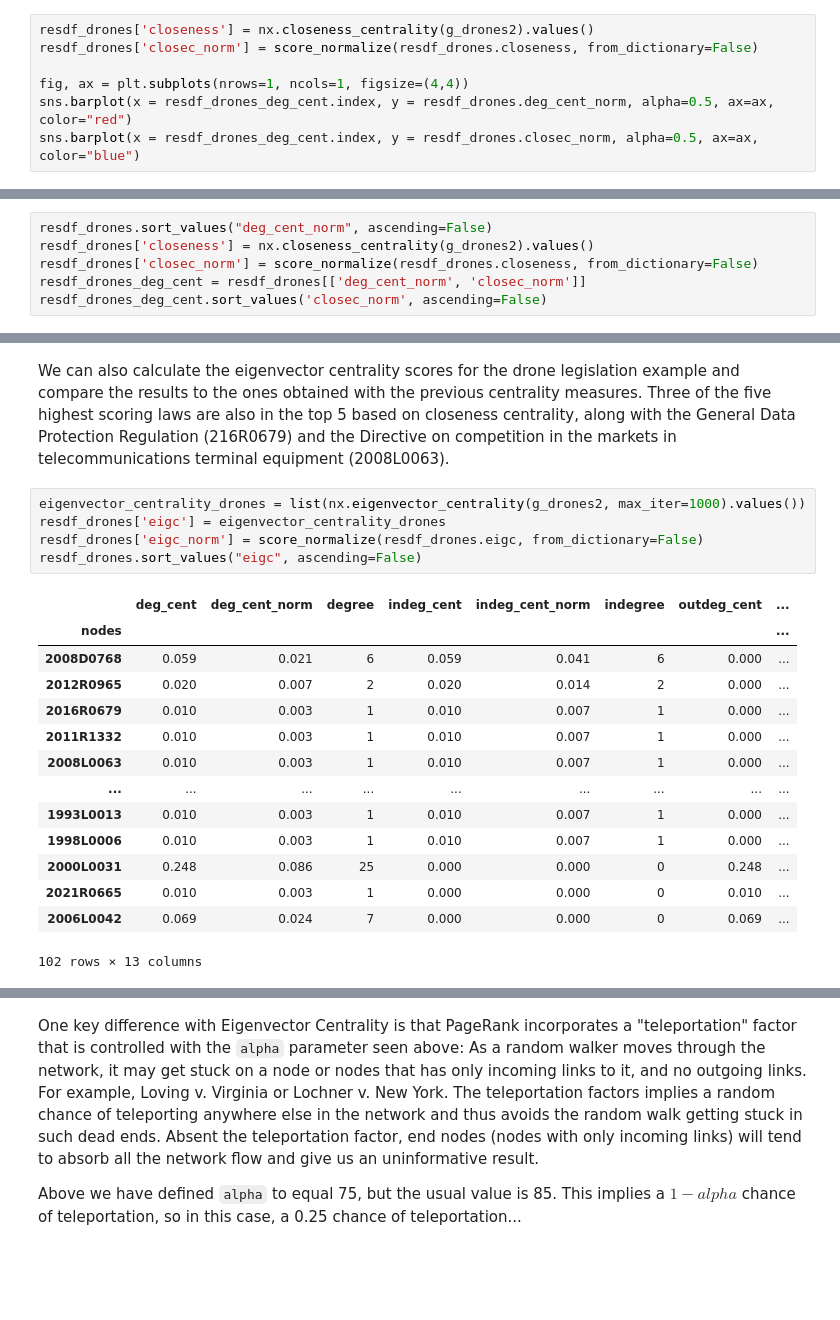
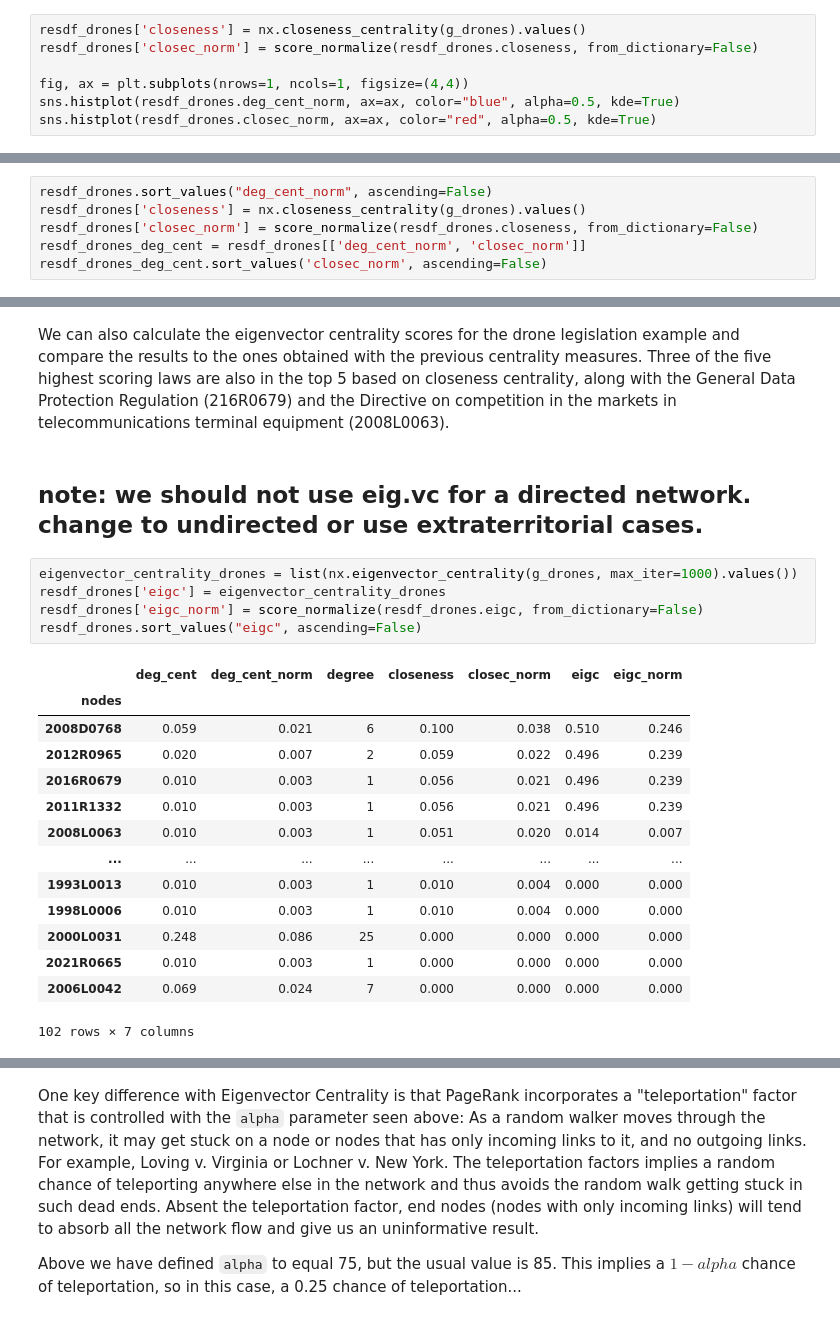
Before and after one commit to maastrichtlawtech/legal-network-textbook, a Jupyter notebook: public/notebooks/Chapter_3_Centrality.ipynb, the cells around one changed output, grey strips where cells are left out. Drawn from its saved outputs; the diff is of its cells as text; blank space fills up the shorter version.

```diff
--- a/public/notebooks/Chapter_3_Centrality.ipynb
+++ b/public/notebooks/Chapter_3_Centrality.ipynb
@@ -372,10 +372,10 @@ nx.shortest_path(g_kite, source = 8, target= 6 )
 # %% [markdown]
 We can perform a similar operation for our drone legislation network we used previously. We first visuallly compare normalized degree centrality with normalized closeness centrality. We observe quite some differences in rankings between the two measures:
 # %%
-resdf_drones['closeness'] = nx.closeness_centrality(g_drones2).values()
+resdf_drones['closeness'] = nx.closeness_centrality(g_drones).values()
 resdf_drones['closec_norm'] = score_normalize(resdf_drones.closeness, from_dictionary=False)
 
 fig, ax = plt.subplots(nrows=1, ncols=1, figsize=(4,4))
-sns.barplot(x = resdf_drones_deg_cent.index, y = resdf_drones.deg_cent_norm, alpha=0.5, ax=ax, color="red")
-sns.barplot(x = resdf_drones_deg_cent.index, y = resdf_drones.closec_norm, alpha=0.5, ax=ax, color="blue")
+sns.histplot(resdf_drones.deg_cent_norm, ax=ax, color="blue", alpha=0.5, kde=True)
+sns.histplot(resdf_drones.closec_norm, ax=ax, color="red", alpha=0.5, kde=True)
 # %% [output]
@@ -388,6 +386,6 @@ his ranking seems to have yielded more directly relevant laws to drones.
 # %%
 resdf_drones.sort_values("deg_cent_norm", ascending=False)
-resdf_drones['closeness'] = nx.closeness_centrality(g_drones2).values()
+resdf_drones['closeness'] = nx.closeness_centrality(g_drones).values()
 resdf_drones['closec_norm'] = score_normalize(resdf_drones.closeness, from_dictionary=False)
 resdf_drones_deg_cent = resdf_drones[['deg_cent_norm', 'closec_norm']]
 resdf_drones_deg_cent.sort_values('closec_norm', ascending=False)
@@ -758,26 +737,28 @@ resdf_kite
 | 9 | 0.111 | 0.028 | 0.310 | 0.059 | 0.011 | 0.004 | 0.011 | 0.011 |
 # %% [markdown]
 We can also calculate the eigenvector centrality scores for the drone legislation example and compare the results to the ones obtained with the previous centrality measures. Three of the five highest scoring laws are also in the top 5 based on closeness centrality, along with the General Data Protection Regulation (216R0679) and the Directive on competition in the markets in telecommunications terminal equipment (2008L0063).
+# %% [markdown]
+## note: we should not use eig.vc for a directed network. change to undirected or use extraterritorial cases.
 # %%
-eigenvector_centrality_drones = list(nx.eigenvector_centrality(g_drones2, max_iter=1000).values())
+eigenvector_centrality_drones = list(nx.eigenvector_centrality(g_drones, max_iter=1000).values())
 resdf_drones['eigc'] = eigenvector_centrality_drones
 resdf_drones['eigc_norm'] = score_normalize(resdf_drones.eigc, from_dictionary=False)
 resdf_drones.sort_values("eigc", ascending=False)
 # %% [output]
-|  | deg_cent | deg_cent_norm | degree | indeg_cent | indeg_cent_norm | indegree | outdeg_cent | ... |
-| nodes |  |  |  |  |  |  |  | ... |
-| 2008D0768 | 0.059 | 0.021 | 6 | 0.059 | 0.041 | 6 | 0.000 | ... |
-| 2012R0965 | 0.020 | 0.007 | 2 | 0.020 | 0.014 | 2 | 0.000 | ... |
-| 2016R0679 | 0.010 | 0.003 | 1 | 0.010 | 0.007 | 1 | 0.000 | ... |
-| 2011R1332 | 0.010 | 0.003 | 1 | 0.010 | 0.007 | 1 | 0.000 | ... |
-| 2008L0063 | 0.010 | 0.003 | 1 | 0.010 | 0.007 | 1 | 0.000 | ... |
-| ... | ... | ... | ... | ... | ... | ... | ... | ... |
-| 1993L0013 | 0.010 | 0.003 | 1 | 0.010 | 0.007 | 1 | 0.000 | ... |
-| 1998L0006 | 0.010 | 0.003 | 1 | 0.010 | 0.007 | 1 | 0.000 | ... |
-| 2000L0031 | 0.248 | 0.086 | 25 | 0.000 | 0.000 | 0 | 0.248 | ... |
-| 2021R0665 | 0.010 | 0.003 | 1 | 0.000 | 0.000 | 0 | 0.010 | ... |
-| 2006L0042 | 0.069 | 0.024 | 7 | 0.000 | 0.000 | 0 | 0.069 | ... |
+|  | deg_cent | deg_cent_norm | degree | closeness | closec_norm | eigc | eigc_norm |
+| nodes |  |  |  |  |  |  |  |
+| 2008D0768 | 0.059 | 0.021 | 6 | 0.100 | 0.038 | 0.510 | 0.246 |
+| 2012R0965 | 0.020 | 0.007 | 2 | 0.059 | 0.022 | 0.496 | 0.239 |
+| 2016R0679 | 0.010 | 0.003 | 1 | 0.056 | 0.021 | 0.496 | 0.239 |
+| 2011R1332 | 0.010 | 0.003 | 1 | 0.056 | 0.021 | 0.496 | 0.239 |
+| 2008L0063 | 0.010 | 0.003 | 1 | 0.051 | 0.020 | 0.014 | 0.007 |
+| ... | ... | ... | ... | ... | ... | ... | ... |
+| 1993L0013 | 0.010 | 0.003 | 1 | 0.010 | 0.004 | 0.000 | 0.000 |
+| 1998L0006 | 0.010 | 0.003 | 1 | 0.010 | 0.004 | 0.000 | 0.000 |
+| 2000L0031 | 0.248 | 0.086 | 25 | 0.000 | 0.000 | 0.000 | 0.000 |
+| 2021R0665 | 0.010 | 0.003 | 1 | 0.000 | 0.000 | 0.000 | 0.000 |
+| 2006L0042 | 0.069 | 0.024 | 7 | 0.000 | 0.000 | 0.000 | 0.000 |
-102 rows × 13 columns
+102 rows × 7 columns
 # %% [markdown]
 ## 3.4 PageRank
 
```
Also changed, not shown: parts of 14 cells of this notebook.
